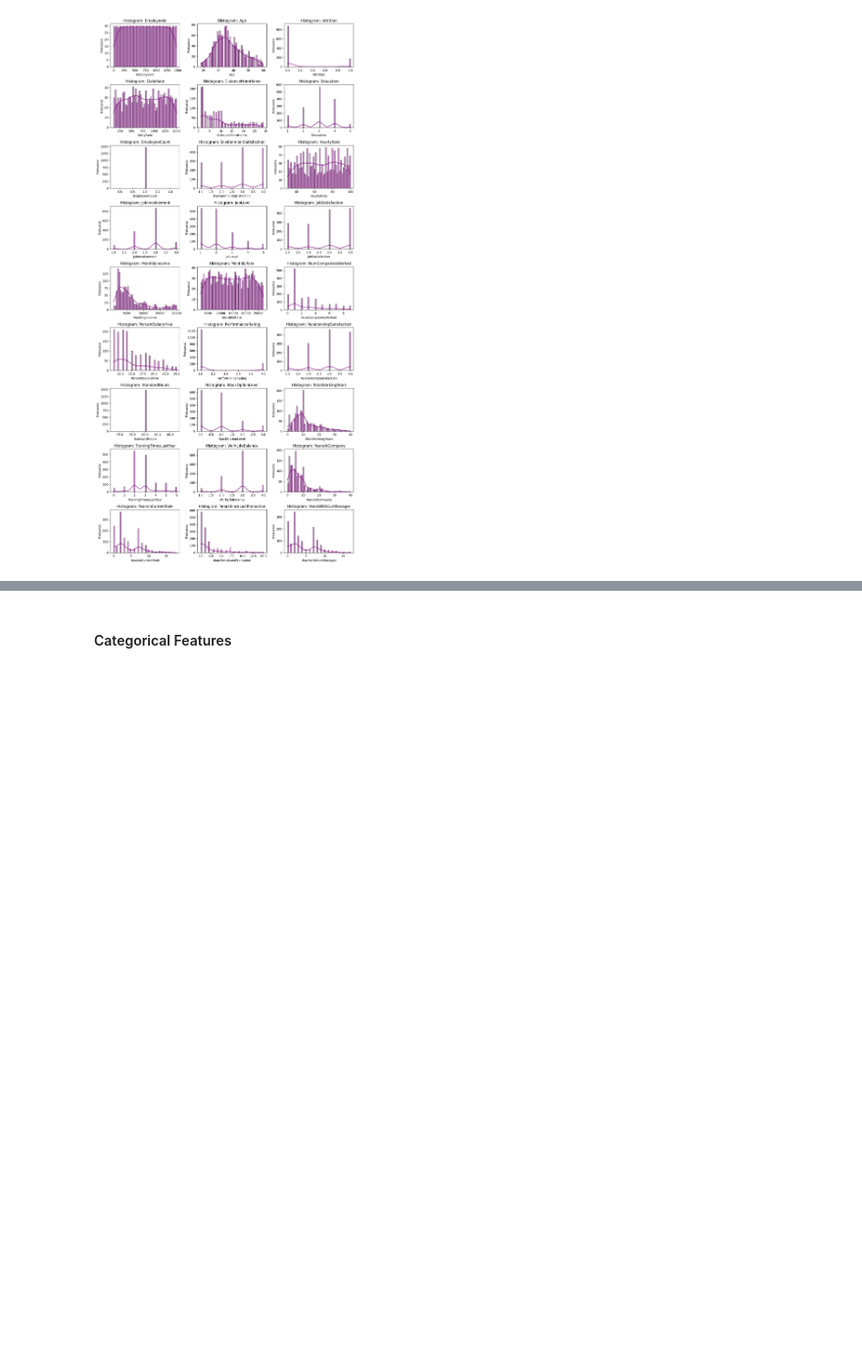
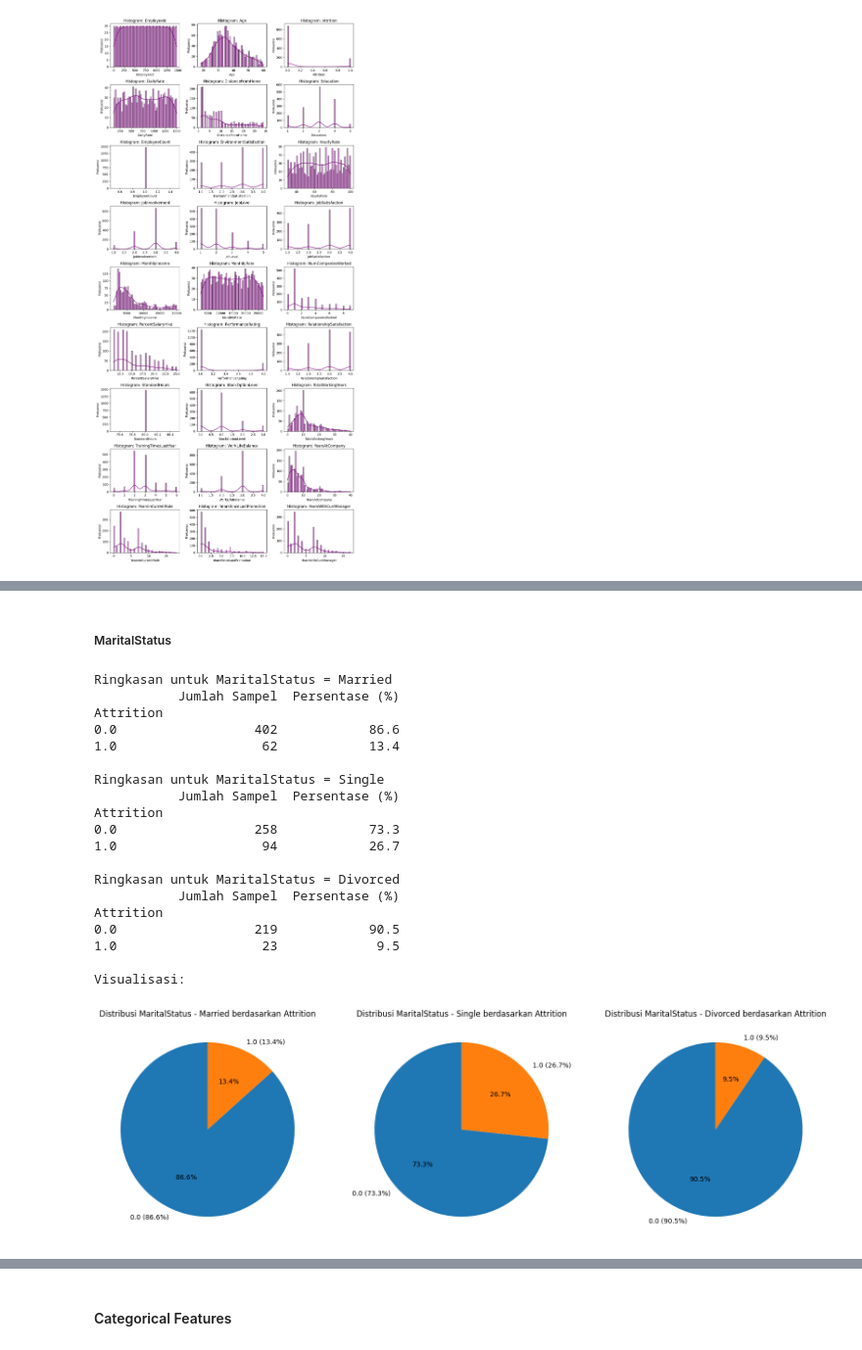
Before and after one commit to alouvre/BPDS_DicodingSubmission_Proyek_Pertama_Dashboard_HR, a Jupyter notebook: BPDS_Submission_Proyek_Pertama.ipynb, the cells around one changed output, grey strips where cells are left out. Shown at 98% size. Drawn from its saved outputs; the diff is of its cells as text; code cells hidden in the pictures; blank space fills up the shorter version.

```diff
--- a/BPDS_Submission_Proyek_Pertama.ipynb
+++ b/BPDS_Submission_Proyek_Pertama.ipynb
@@ -619,0 +492,25 @@ plot_histogram_semua_kolom(df_employee_eda)
+# %% [markdown]
+##### MaritalStatus
+# %%
+plot_pie_chart(df_employee_eda, x='MaritalStatus', hue='Attrition')
+# %% [output]
+Ringkasan untuk MaritalStatus = Married
+           Jumlah Sampel  Persentase (%)
+Attrition
+0.0                  402            86.6
+1.0                   62            13.4
+
+Ringkasan untuk MaritalStatus = Single
+           Jumlah Sampel  Persentase (%)
+Attrition
+0.0                  258            73.3
+1.0                   94            26.7
+
+Ringkasan untuk MaritalStatus = Divorced
+           Jumlah Sampel  Persentase (%)
+Attrition
+0.0                  219            90.5
+1.0                   23             9.5
+
+Visualisasi:
+[figure, added]
```
Also changed, not shown: parts of 76 cells of this notebook.
